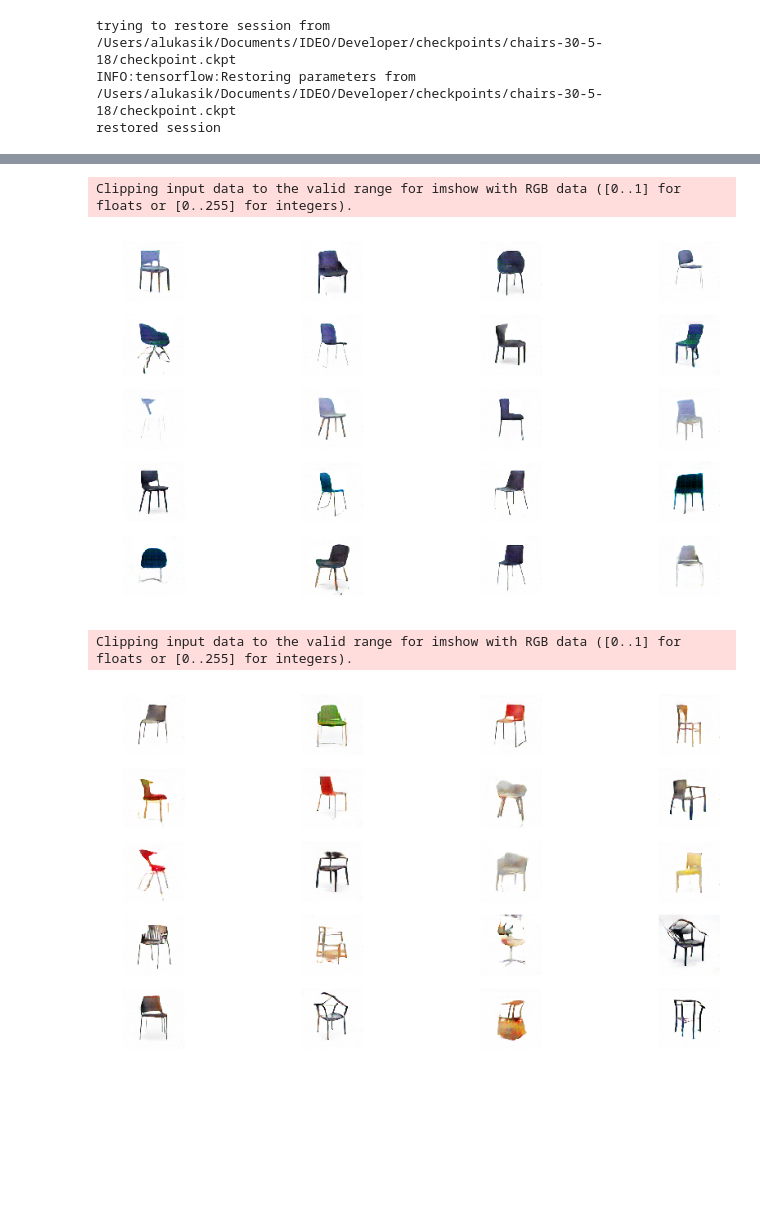
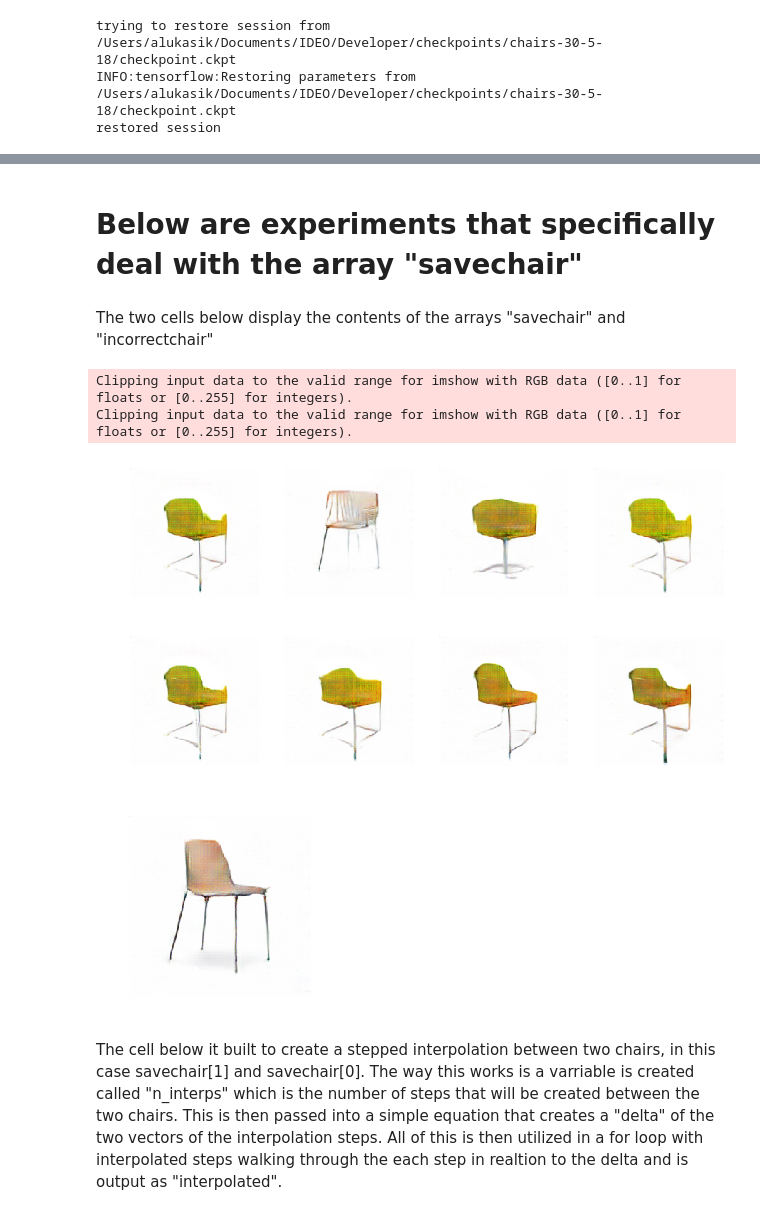
Before and after one commit to IDEO-coLAB/GANs, a Jupyter notebook: notebooks/explore-chairs.ipynb, the cells around one changed output, grey strips where cells are left out. Drawn from its saved outputs; the diff is of its cells as text; code cells hidden in the pictures; blank space fills up the shorter version.

Commit message:
added markdown cells to the main working notebook

```diff
--- a/notebooks/explore-chairs.ipynb
+++ b/notebooks/explore-chairs.ipynb
@@ -49,3 +61,3 @@ imshow(imgs[:16])
 # %%
-savechair.append(zdraw[14,:])
+savechair.append(zdraw[15,:])
 # %%
@@ -68,15 +93,21 @@ imshow(imgs[17:24])
+# %% [markdown]
+# Below are experiments that specifically deal with the array "savechair"
+# %% [markdown]
+The two cells below display the contents of the arrays "savechair" and "incorrectchair"
 # %%
 imgs = pixels01(model.Gz.eval({ model.Z: savechair, model.is_training: False }))
-imshow(imgs[:100])
+imshow(imgs[:8])
 # %% [output]
 Clipping input data to the valid range for imshow with RGB data ([0..1] for floats or [0..255] for integers).
+Clipping input data to the valid range for imshow with RGB data ([0..1] for floats or [0..255] for integers).
-[figure, old version]
+[figure, new version]
 # %%
 imgs = pixels01(model.Gz.eval({ model.Z: incorrectchair, model.is_training: False }))
-imshow(imgs[:100])
+imshow(imgs[:8])
 # %% [output]
-Clipping input data to the valid range for imshow with RGB data ([0..1] for floats or [0..255] for integers).
-[figure, old version]
+[figure, new version]
+# %% [markdown]
+The cell below it built to create a stepped interpolation between two chairs, in this case savechair[1] and savechair[0]. The way this works is a varriable is created called "n_interps" which is the number of steps that will be created between the two chairs. This is then passed into a simple equation that creates a "delta" of the two vectors of the interpolation steps. All of this is then utilized in a for loop with interpolated steps walking through the each step in realtion to the delta and is output as "interpolated".
 # %%
 n_interps = 12
 delta = (savechair[1] - savechair[0]) / n_interps
```
Also changed, not shown: parts of 30 cells of this notebook, 1 other file.
